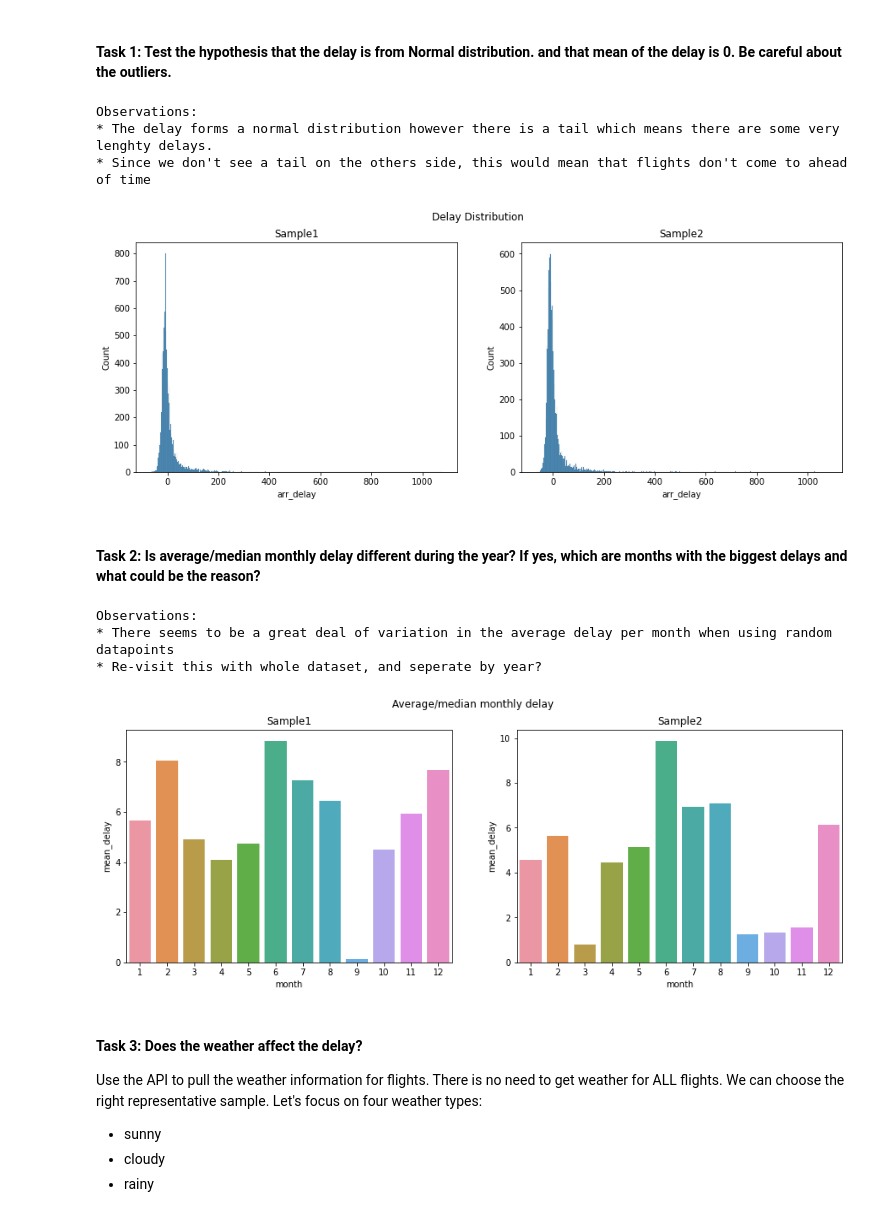
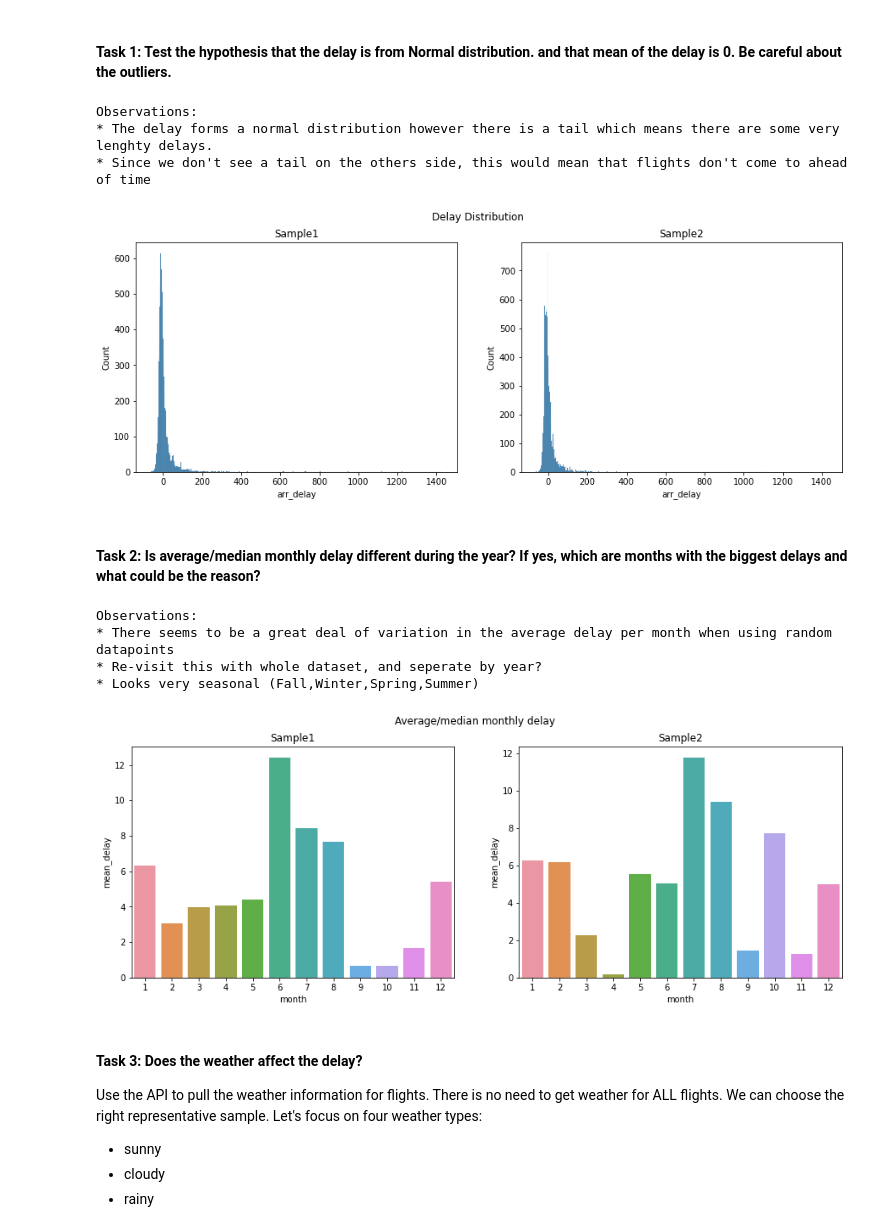
Before and after one commit to WongMatthew/LHL-Predicting-Flight-Patterns, a Jupyter notebook: Flight Prediction - master/exploratory_analysis.ipynb, the cells around one changed output. Drawn from its saved outputs; the diff is of its cells as text; code cells hidden in the pictures.

```diff
--- a/Flight Prediction - master/exploratory_analysis.ipynb
+++ b/Flight Prediction - master/exploratory_analysis.ipynb
@@ -12,7 +12,7 @@ import matplotlib.pyplot as plt
 import seaborn as sns
 import datetime
 # %%
-data = pd.read_csv('/Users/Prashanta/Desktop/airplane_data/airplane_data_full.csv',delimiter=';')
+data = pd.read_csv('/Users/Prashanta/Desktop/airplane_data/flights_table(50,000_points).csv',delimiter=';')
 data = data.iloc[: , 1:]
 display(data.head())
 display(data.shape)
@@ -95,7 +100,7 @@ print(
 Observations:
 * The delay forms a normal distribution however there is a tail which means there are some very lenghty delays.
 * Since we don't see a tail on the others side, this would mean that flights don't come to ahead of time
-[figure, old version]
+[figure, new version]
 # %% [markdown]
 #### **Task 2**: Is average/median monthly delay different during the year? If yes, which are months with the biggest delays and what could be the reason?
 # %%
@@ -103,34 +108,36 @@ Observations:
 monthly_delay1 = sample1[['month','arr_delay']].groupby(by='month').agg(['size','mean','min','max']).reset_index()
 monthly_delay1.columns = [''] * len(monthly_delay1.columns)
 monthly_delay1.columns=['month','size','mean_delay','min_delay','max_delay']
 
 monthly_delay2 = sample2[['month','arr_delay']].groupby(by='month').agg(['size','mean','min','max']).reset_index()
 monthly_delay2.columns = [''] * len(monthly_delay1.columns)
 monthly_delay2.columns=['month','size','mean_delay','min_delay','max_delay']
 
 #create charts
 fig, axes = plt.subplots(1, 2,figsize=(15,5))
 fig.suptitle('Average/median monthly delay')
 
 #sample1
 sns.barplot(x='month',y='mean_delay',data=monthly_delay1,ax=axes[0])
 axes[0].set_title('Sample1')
 
 #sample2
 sns.barplot(x='month',y='mean_delay',data=monthly_delay2,ax=axes[1])
 axes[1].set_title('Sample2')
 
 print(
 '''Observations:
 * There seems to be a great deal of variation in the average delay per month when using random datapoints
 * Re-visit this with whole dataset, and seperate by year?
+* Looks very seasonal (Fall,Winter,Spring,Summer)
 '''
 )
 # %% [output]
 Observations:
 * There seems to be a great deal of variation in the average delay per month when using random datapoints
 * Re-visit this with whole dataset, and seperate by year?
+* Looks very seasonal (Fall,Winter,Spring,Summer)
-[figure, old version]
+[figure, new version]
 # %% [markdown]
 #### **Task 3**: Does the weather affect the delay?
 Use the API to pull the weather information for flights. There is no need to get weather for ALL flights. We can choose the right representative sample. Let's focus on four weather types:
```
Also changed, not shown: parts of 6 cells of this notebook, 1 other file.
